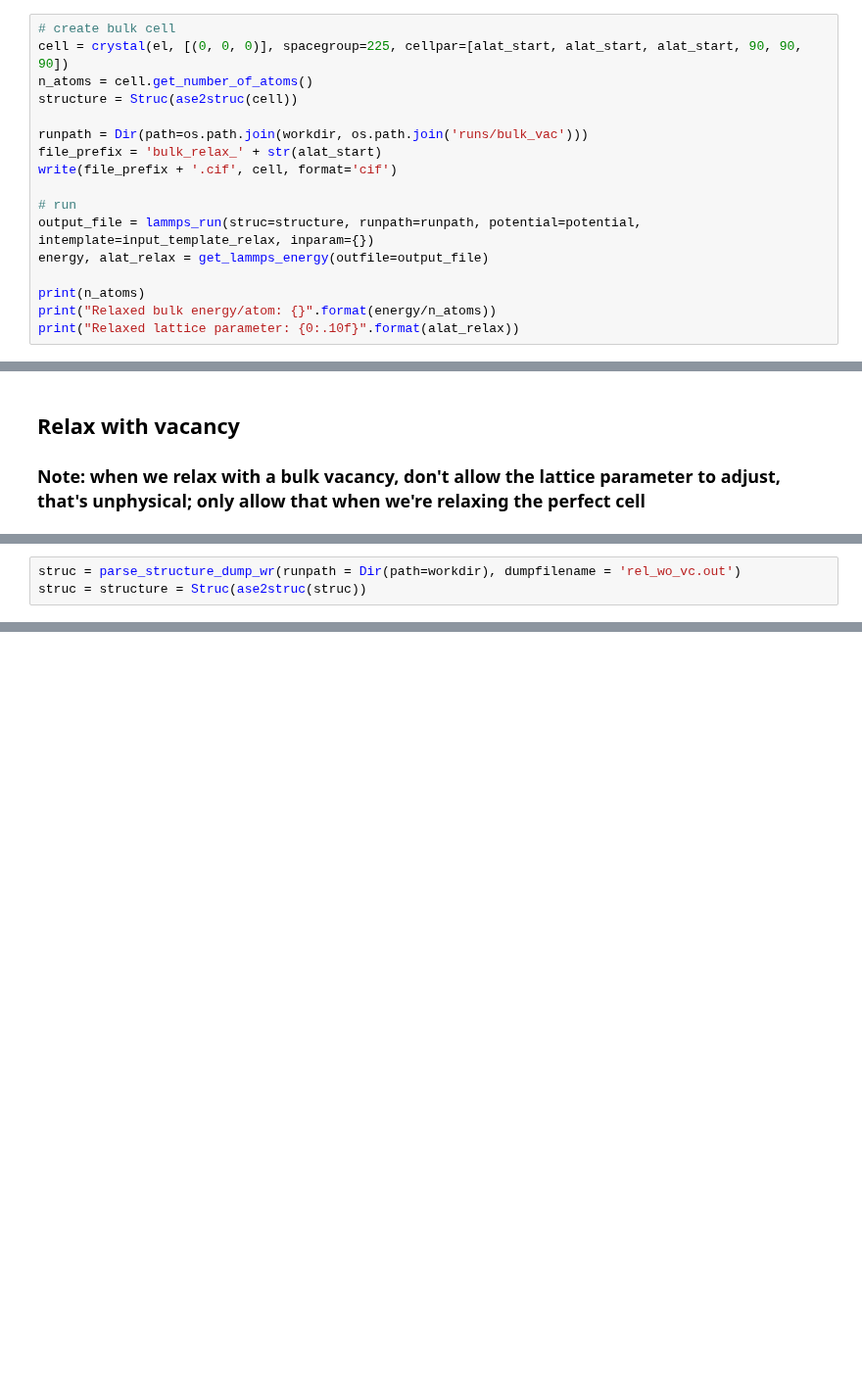
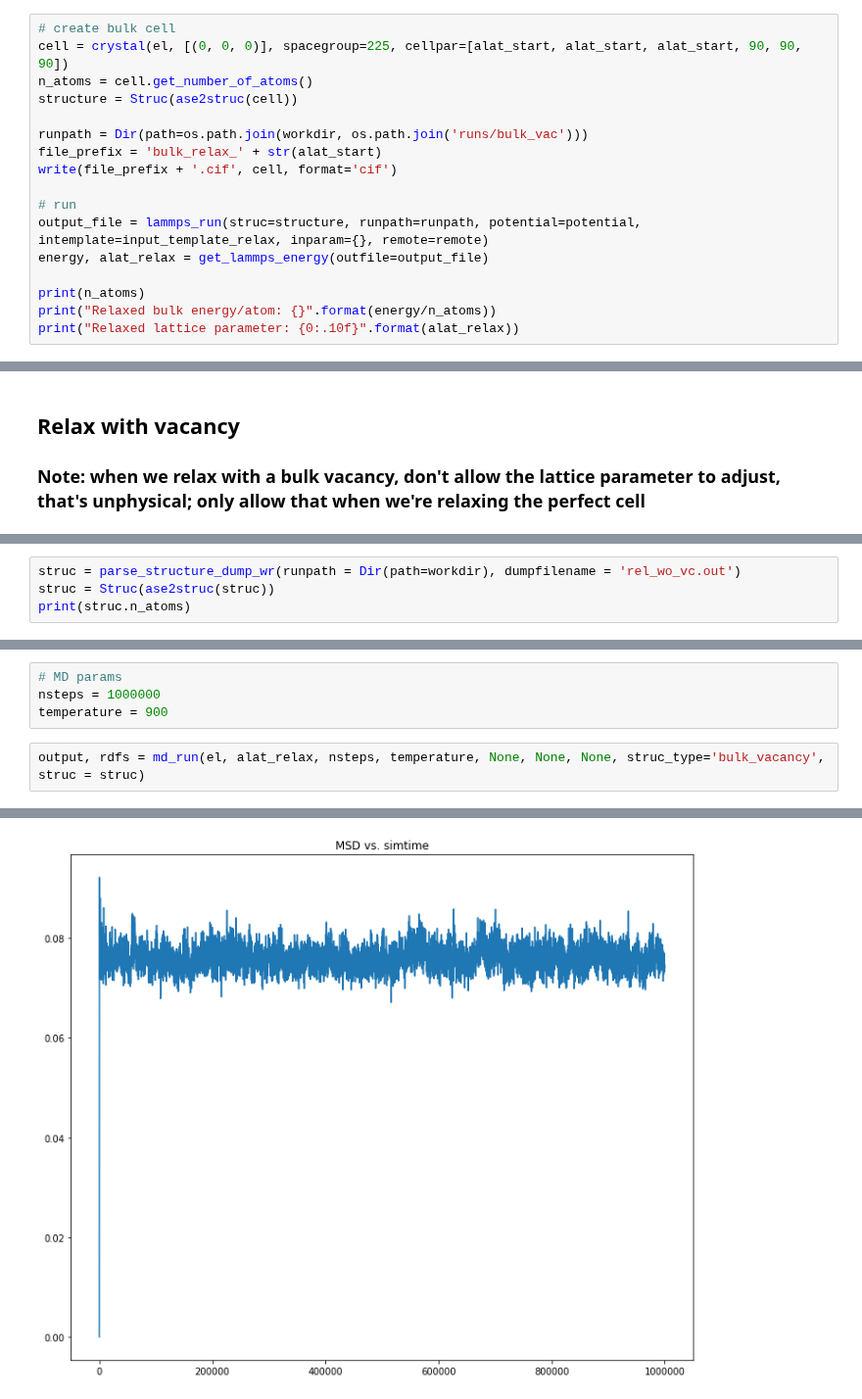
Before and after one commit to simonbatzner/electron-density, a Jupyter notebook: EAM/Diffusion_EAM.ipynb, the cells around one changed output, grey strips where cells are left out. Shown at 98% size. Drawn from its saved outputs; the diff is of its cells as text; blank space fills up the shorter version.

```diff
--- a/EAM/Diffusion_EAM.ipynb
+++ b/EAM/Diffusion_EAM.ipynb
@@ -746,7 +814,7 @@ file_prefix = 'bulk_relax_' + str(alat_start)
 write(file_prefix + '.cif', cell, format='cif')
 
 # run
-output_file = lammps_run(struc=structure, runpath=runpath, potential=potential, intemplate=input_template_relax, inparam={})
+output_file = lammps_run(struc=structure, runpath=runpath, potential=potential, intemplate=input_template_relax, inparam={}, remote=remote)
 energy, alat_relax = get_lammps_energy(outfile=output_file)
 
 print(n_atoms)
@@ -842,3 +923,4 @@ energy, alat_relax_vac = get_lammps_energy(outfile=output_file)
 # %%
 struc = parse_structure_dump_wr(runpath = Dir(path=workdir), dumpfilename = 'rel_wo_vc.out')
-struc = structure = Struc(ase2struc(struc))
+struc = Struc(ase2struc(struc))
+print(struc.n_atoms)
@@ -850,0 +948,7 @@ output, rdfs = md_run(el, alat_relax, nsteps, temperature, None, None, None, str
+# %%
+# MD params
+nsteps = 1000000
+temperature = 900
+# %%
+output, rdfs = md_run(el, alat_relax, nsteps, temperature, None, None, None, struc_type='bulk_vacancy', struc = struc)
+# %% [output]
@@ -850,0 +959 @@ output, rdfs = md_run(el, alat_relax, nsteps, temperature, None, None, None, str
+[figure, added]
```
Also changed, not shown: parts of 43 cells of this notebook, 6 other files.
